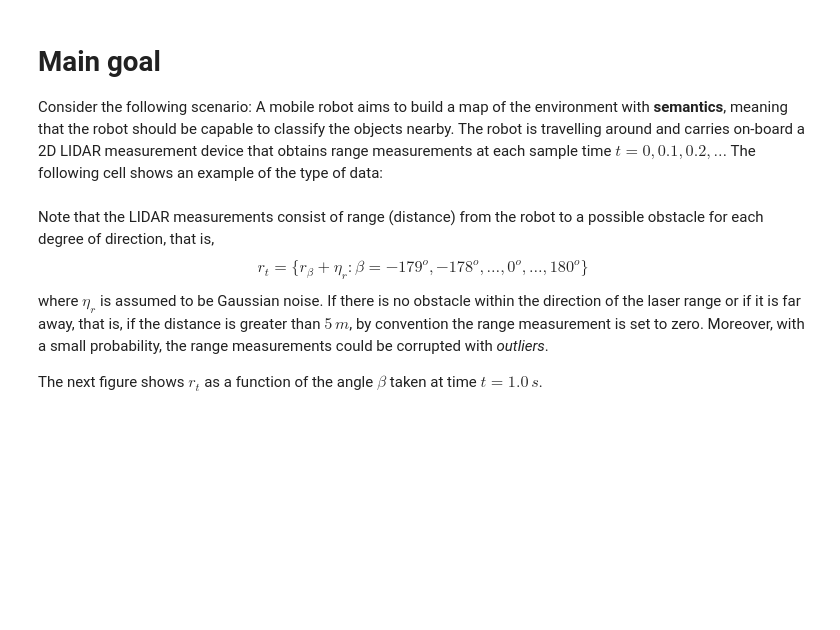
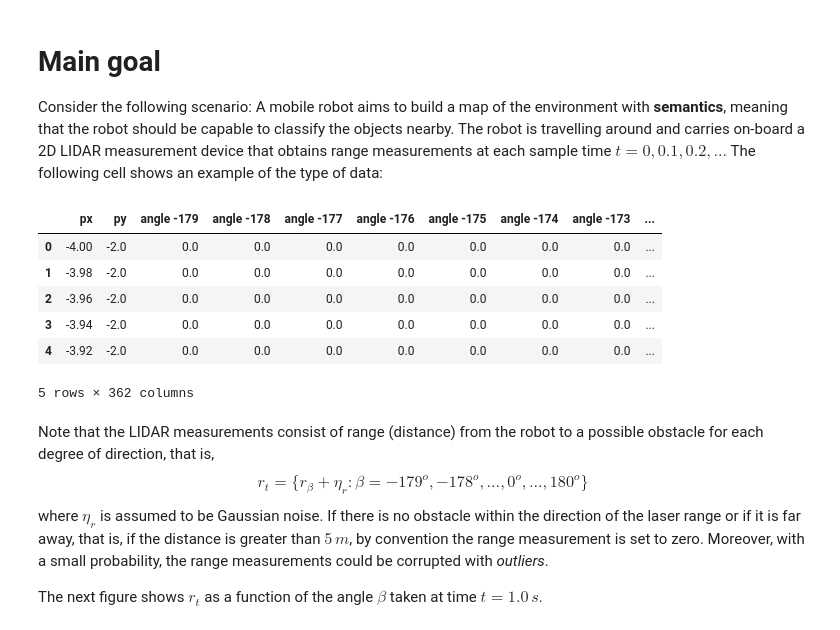
Before and after one commit to cthadeufaria/apc, a Jupyter notebook: project02/ML_project2.ipynb, the cells around one changed output. Saved outputs shown, nothing was run; the diff lists cells and outputs as text; code cells hidden in the pictures; blank space fills up the shorter version.

```diff
--- a/project02/ML_project2.ipynb
+++ b/project02/ML_project2.ipynb
@@ -53,3 +56,21 @@ df_test2obs = pd.read_csv('data_test2obs.csv', index_col=0)
+# %%
+import pandas as pd
+df_test2obs = pd.read_csv('data_test2obs.csv', index_col=0)
+df_test2obs.head(5)
+#df
+
+# By convention, zero values mean no range measurements.
+# The units are:
+# [m] for px and py (position of the robot)
+# [m] for the LIDAR ranges
+# %% [output]
+|  | px | py | angle -179 | angle -178 | angle -177 | angle -176 | angle -175 | angle -174 | angle -173 | ... |
+| 0 | -4.00 | -2.0 | 0.0 | 0.0 | 0.0 | 0.0 | 0.0 | 0.0 | 0.0 | ... |
+| 1 | -3.98 | -2.0 | 0.0 | 0.0 | 0.0 | 0.0 | 0.0 | 0.0 | 0.0 | ... |
+| 2 | -3.96 | -2.0 | 0.0 | 0.0 | 0.0 | 0.0 | 0.0 | 0.0 | 0.0 | ... |
+| 3 | -3.94 | -2.0 | 0.0 | 0.0 | 0.0 | 0.0 | 0.0 | 0.0 | 0.0 | ... |
+| 4 | -3.92 | -2.0 | 0.0 | 0.0 | 0.0 | 0.0 | 0.0 | 0.0 | 0.0 | ... |
+5 rows × 362 columns
 # %% [markdown]
 Note that the LIDAR measurements consist of range (distance) from the robot to a possible obstacle for each degree of direction, that is,
 $$
```
Also changed, not shown: parts of 12 cells of this notebook, 9 other files.
